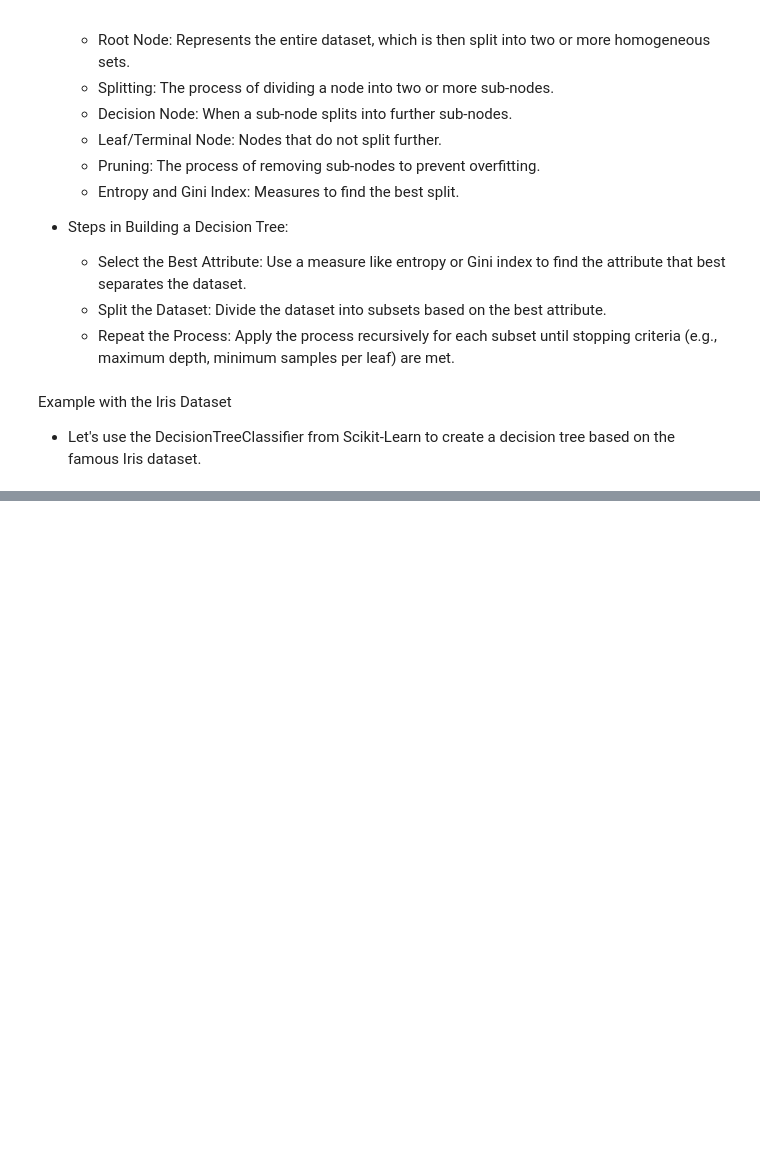
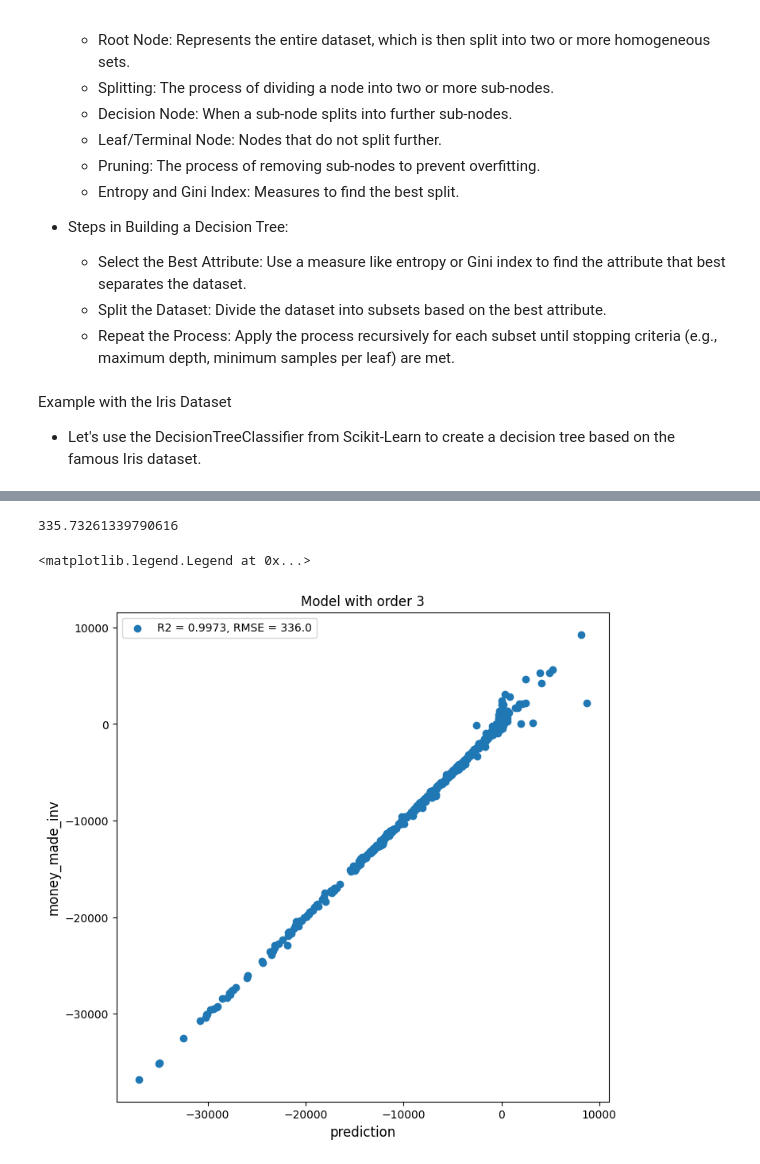
Before and after one commit to omegazerore/AI_Tutorial, a Jupyter notebook: tutorial/DataScienceIntro/Week-4/notebook.ipynb, the cells around one changed output, grey strips where cells are left out. Drawn from its saved outputs; the diff is of its cells as text; code cells hidden in the pictures; blank space fills up the shorter version.

```diff
--- a/tutorial/DataScienceIntro/Week-4/notebook.ipynb
+++ b/tutorial/DataScienceIntro/Week-4/notebook.ipynb
@@ -266,0 +709,20 @@ plt.show()
+# %%
+X = X_train[['out_prncp_inv', 'int_rate', 'monthly_payment', 'remaining time', 'remaining time to end']]
+y = X_train['money_made_inv'].reset_index(drop=True)
+
+poly = PolynomialFeatures(3, interaction_only=False, include_bias=False)
+X = poly.fit_transform(X)
+X = pd.DataFrame(data=X, columns = poly.get_feature_names_out())
+
+model = sm.OLS(y, X).fit()
+
+cutoff = 0.025
+
+dropped_columns = []
+
+for column, pvalue in model.pvalues.to_dict().items():
+    if pvalue > cutoff:
+        dropped_columns.append(column)
+
+model = sm.OLS(y, X.drop(labels=dropped_columns, axis=1)).fit()
+model.summary()
@@ -266,0 +765,30 @@ plt.show()
+# %%
+X = X_val[['out_prncp_inv', 'int_rate', 'monthly_payment', 'remaining time', 'remaining time to end']]
+y = X_val['money_made_inv'].reset_index(drop=True)
+
+X = poly.transform(X)
+X = pd.DataFrame(data=X, columns = poly.get_feature_names_out())
+
+predictions = model.predict(X.drop(labels=dropped_columns, axis=1))
+
+np.sqrt(mean_squared_error(y, predictions))
+# %% [output]
+335.73261339790616
+# %%
+from sklearn.metrics import r2_score
+
+r2 = np.round(r2_score(y, predictions), 4)
+rmse = np.round(np.sqrt(mean_squared_error(y, predictions)))
+
+fig, ax = plt.subplots(figsize=(8, 8))
+
+ax.scatter(predictions, y, label=f"R2 = {r2}, RMSE = {rmse}")
+
+ax.set_ylabel('money_made_inv', fontsize=12)
+ax.set_xlabel("prediction", fontsize=12)
+ax.set_title("Model with order 3")
+
+plt.legend()
+# %% [output]
+<matplotlib.legend.Legend at 0x...>
+[figure, added]
```
Also changed, not shown: parts of 27 cells of this notebook, 1 other file.
